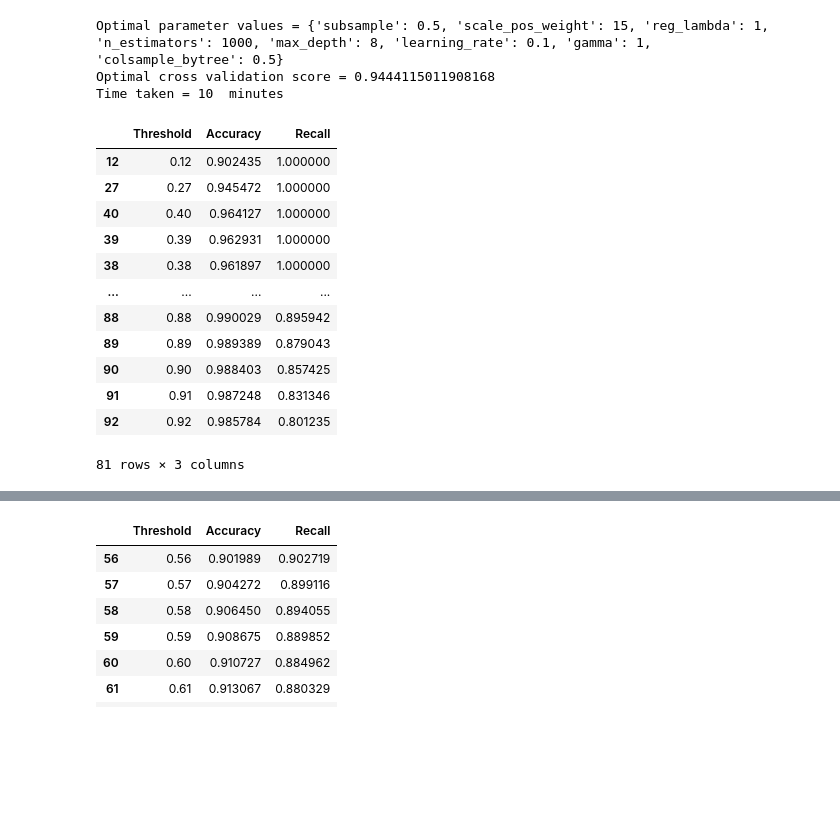
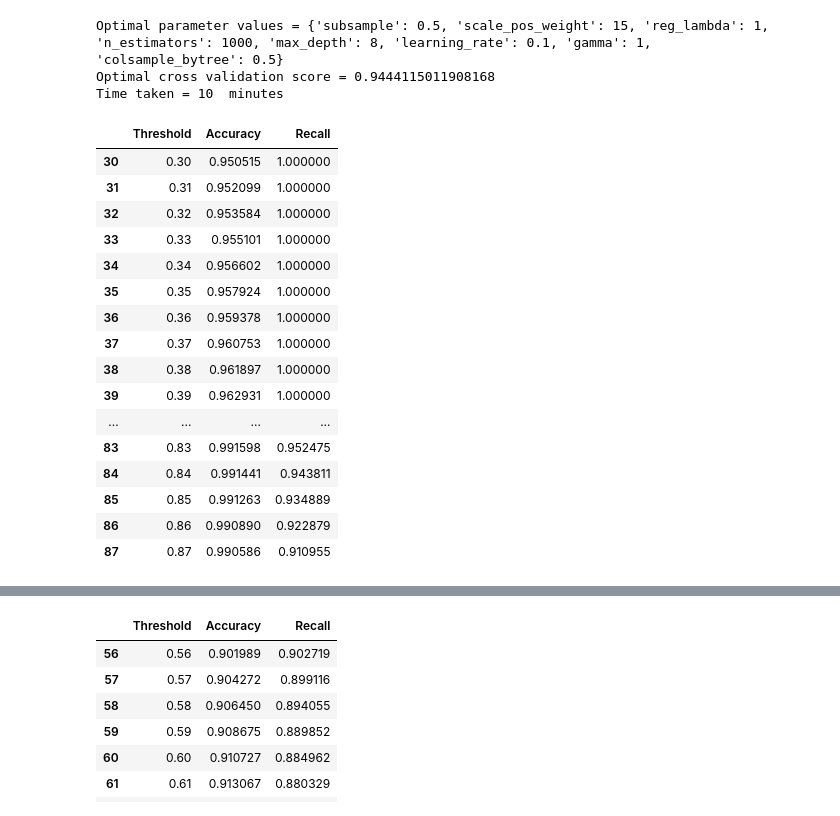
Before and after one commit to jprette/STAT-303-3, a Jupyter notebook: Code/XGBoost Model.ipynb, the cells around one changed output, grey strips where cells are left out. Saved outputs shown, nothing was run; the diff lists cells and outputs as text; code cells hidden in the pictures; blank space fills up the shorter version.

```diff
--- a/Code/XGBoost Model.ipynb
+++ b/Code/XGBoost Model.ipynb
@@ -124,0 +279,24 @@ X_train.shape
+# %%
+def get_models():
+    models = dict()
+    for i in [0, 10, 1e2, 1e3, 1e4, 1e5, 1e6, 1e7, 1e8, 1e9]:
+        key = '%.4f' % i
+        models[key] = xgb.XGBClassifier(gamma=i)
+    return models
+
+def evaluate_model(model, X_train, y_train):
+    cv = KFold(n_splits=10, shuffle=True)
+    scores = cross_val_score(model, X_train, y_train, scoring='accuracy', cv=cv, n_jobs=-1)
+    return scores
+
+models = get_models()
+results, names = list(), list()
+for name, model in models.items():
+    scores = evaluate_model(model, X_train, y_train)
+    results.append(scores)
+    names.append(name)
+    print('>%s %.1f (%.1f)' % (name, np.mean(scores), np.std(scores)))
+plt.figure(figsize=(7, 7))
+plt.boxplot(results, labels=names, showmeans=True)
+plt.ylabel('Cross validation error', fontsize=15)
+plt.xlabel('gamma', fontsize=15)
@@ -279,19 +470,23 @@ model8x = xgb.XGBClassifier(objective='binary:logistic',max_depth = 8, learning_
                            reg_lambda = 1, gamma = 1, subsample = 0.5, colsample_bytree=0.5, scale_pos_weight=15).fit(X_train,y_train)
 df8x = decision_threshold(model8x)
 # %%
-filtered_df8x = df8x[(df8x['Accuracy'] >= 0.9) & (df8x['Recall'] >= 0.80)]
+filtered_df8x = df8x[(df8x['Accuracy'] >= 0.95) & (df8x['Recall'] >= 0.9)]
 filtered_df8x.sort_values('Recall',ascending=False)
 # %% [output]
 |  | Threshold | Accuracy | Recall |
-| 12 | 0.12 | 0.902435 | 1.000000 |
-| 27 | 0.27 | 0.945472 | 1.000000 |
-| 40 | 0.40 | 0.964127 | 1.000000 |
+| 30 | 0.30 | 0.950515 | 1.000000 |
+| 31 | 0.31 | 0.952099 | 1.000000 |
+| 32 | 0.32 | 0.953584 | 1.000000 |
+| 33 | 0.33 | 0.955101 | 1.000000 |
+| 34 | 0.34 | 0.956602 | 1.000000 |
+| 35 | 0.35 | 0.957924 | 1.000000 |
+| 36 | 0.36 | 0.959378 | 1.000000 |
+| 37 | 0.37 | 0.960753 | 1.000000 |
+| 38 | 0.38 | 0.961897 | 1.000000 |
 | 39 | 0.39 | 0.962931 | 1.000000 |
-| 38 | 0.38 | 0.961897 | 1.000000 |
 | ... | ... | ... | ... |
-| 88 | 0.88 | 0.990029 | 0.895942 |
-| 89 | 0.89 | 0.989389 | 0.879043 |
-| 90 | 0.90 | 0.988403 | 0.857425 |
-| 91 | 0.91 | 0.987248 | 0.831346 |
-| 92 | 0.92 | 0.985784 | 0.801235 |
+| 83 | 0.83 | 0.991598 | 0.952475 |
+| 84 | 0.84 | 0.991441 | 0.943811 |
+| 85 | 0.85 | 0.991263 | 0.934889 |
+| 86 | 0.86 | 0.990890 | 0.922879 |
+| 87 | 0.87 | 0.990586 | 0.910955 |
-81 rows × 3 columns
```
Also changed, not shown: parts of 13 cells of this notebook.
